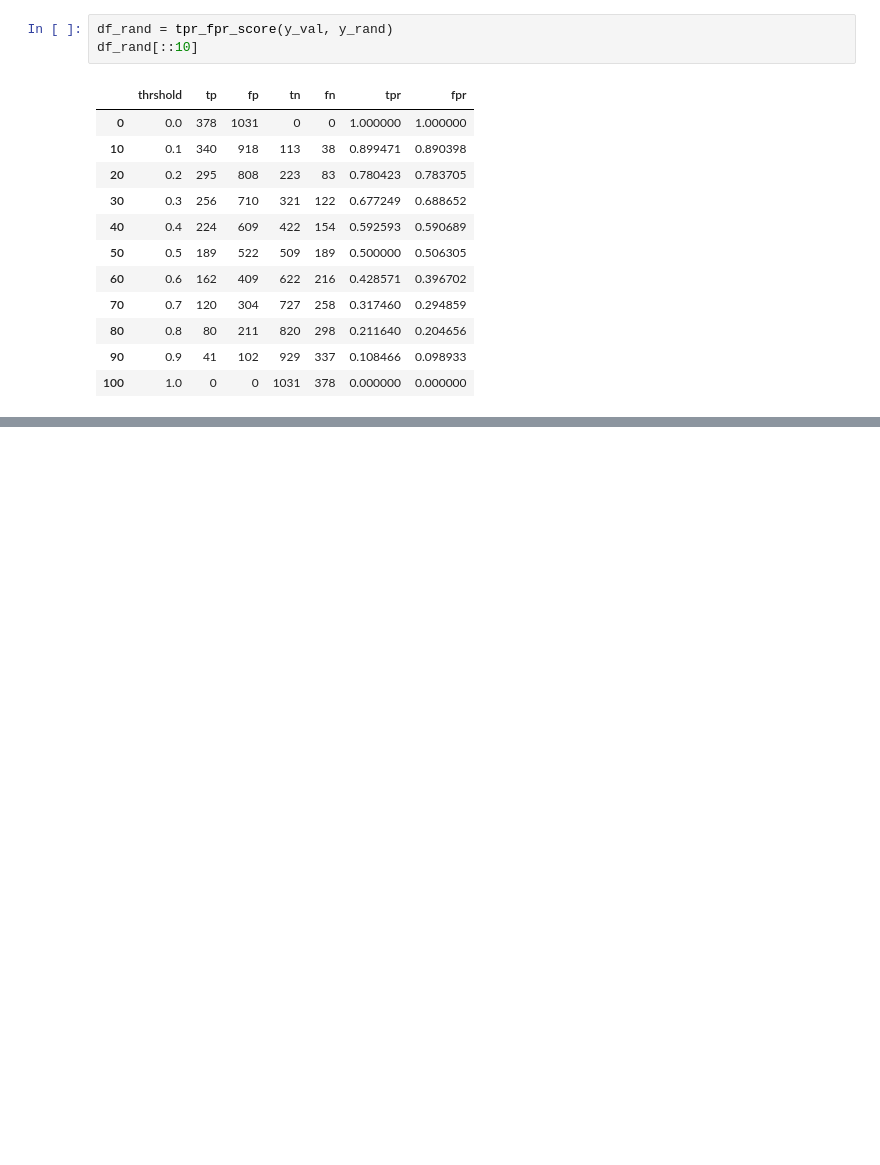
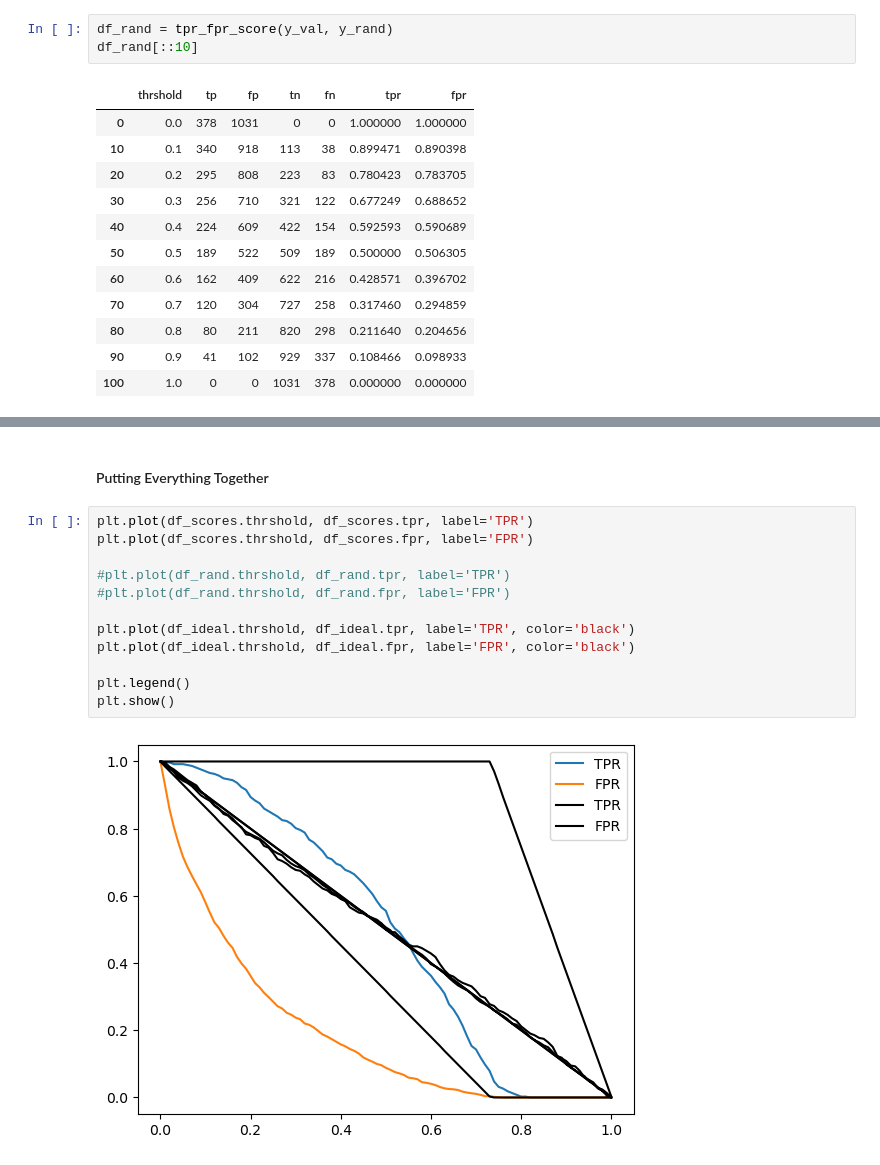
Before and after one commit to aljariri0/ML-Zoomcamp, a Jupyter notebook: 04-evaluation/4-1-Evaluation-Metrics-For-Classification.ipynb, the cells around one changed output, grey strips where cells are left out. Cells and saved outputs as stored; diff of their text form; blank space fills up the shorter version.

```diff
--- a/04-evaluation/4-1-Evaluation-Metrics-For-Classification.ipynb
+++ b/04-evaluation/4-1-Evaluation-Metrics-For-Classification.ipynb
@@ -446,0 +479,16 @@ plt.show()
+# %% [markdown]
+#### Putting Everything Together
+# %%
+plt.plot(df_scores.thrshold, df_scores.tpr, label='TPR')
+plt.plot(df_scores.thrshold, df_scores.fpr, label='FPR')
+
+#plt.plot(df_rand.thrshold, df_rand.tpr, label='TPR')
+#plt.plot(df_rand.thrshold, df_rand.fpr, label='FPR')
+
+plt.plot(df_ideal.thrshold, df_ideal.tpr, label='TPR', color='black')
+plt.plot(df_ideal.thrshold, df_ideal.fpr, label='FPR', color='black')
+
+plt.legend()
+plt.show()
+# %% [output]
+[figure, added]
```
Also changed, not shown: parts of 12 cells of this notebook, 1 other file.
